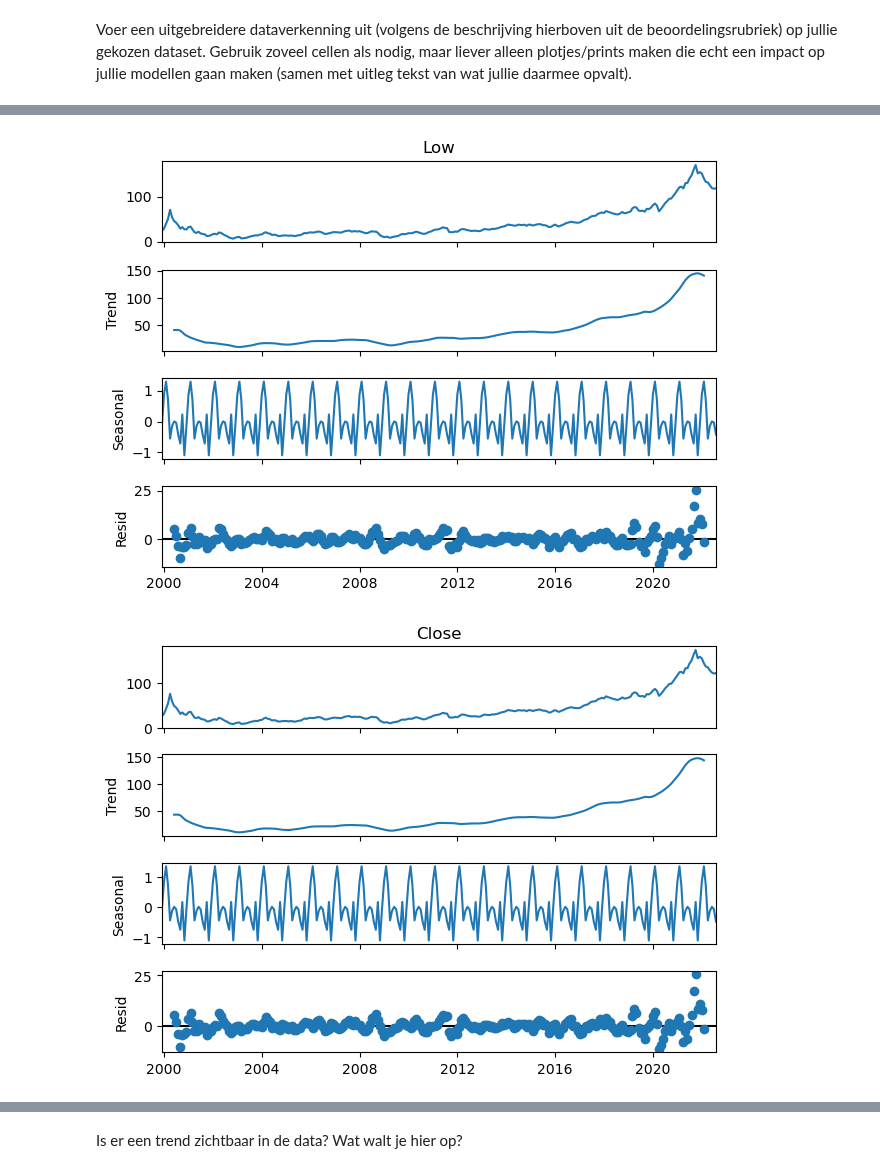
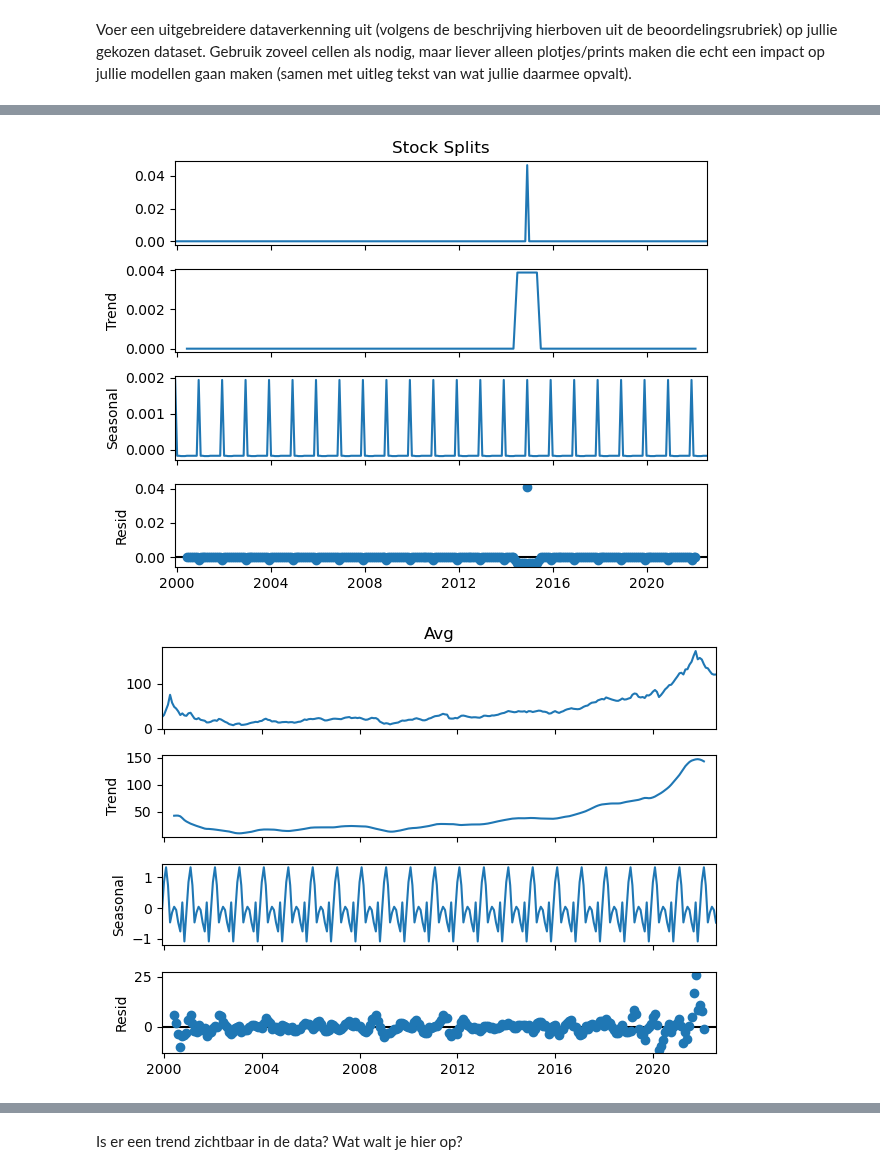
Before and after one commit to yanj27/Smart_Industry, a Jupyter notebook: Data Mining/Opdracht 4/Data Mining - Opdracht 4 (Tijdreeksen).ipynb, the cells around one changed output, grey strips where cells are left out. Drawn from its saved outputs; the diff is of its cells as text; code cells hidden in the pictures.

```diff
--- a/Data Mining/Opdracht 4/Data Mining - Opdracht 4 (Tijdreeksen).ipynb
+++ b/Data Mining/Opdracht 4/Data Mining - Opdracht 4 (Tijdreeksen).ipynb
@@ -191,8 +200,9 @@ Voer een uitgebreidere dataverkenning uit (volgens de beschrijving hierboven uit
+# %%
+data_filled['Avg'] = (data_filled['High'] + data_filled['Low'])/2 # Gemiddelde waarde per dag
+data_filtered = data_filled.drop(['High', 'Low', 'Open', 'Close'], axis=1)
 # %%
-from statsmodels.tsa.seasonal import seasonal_decompose
-
-for column in data_filled.columns:
-    monthly = data_filled[column].resample('ME').mean() # Inzoomen op maanden
+for column in data_filtered.columns:
+    monthly = data_filtered[column].resample('ME').mean() # Inzoomen op maanden
     result = seasonal_decompose(monthly, model='additive', period=12)
     result.plot()
 
@@ -203,2 +213,2 @@ plt.show()
-[figure, old version]
+[figure, new version]
-[figure, old version]
+[figure, new version]
```
Also changed, not shown: parts of 6 cells of this notebook.
